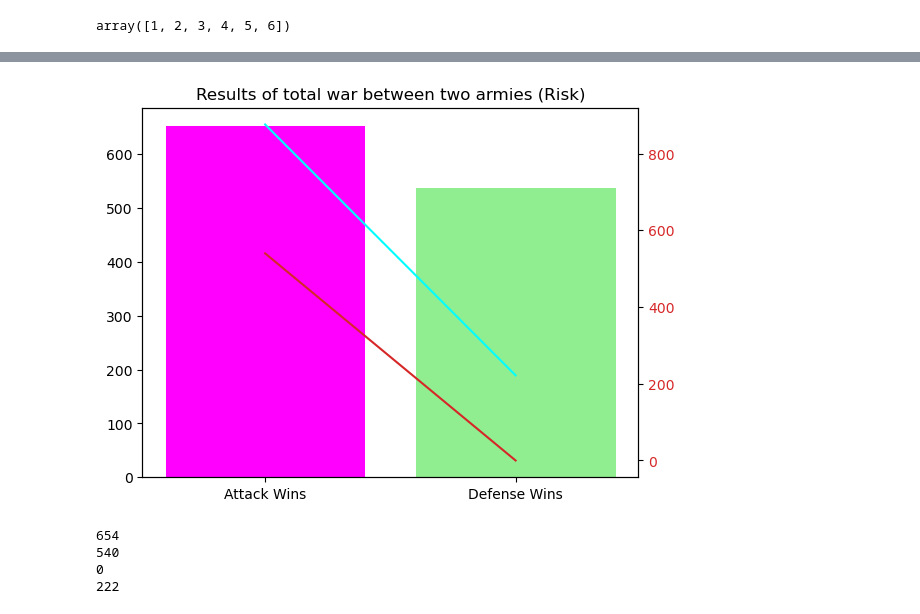
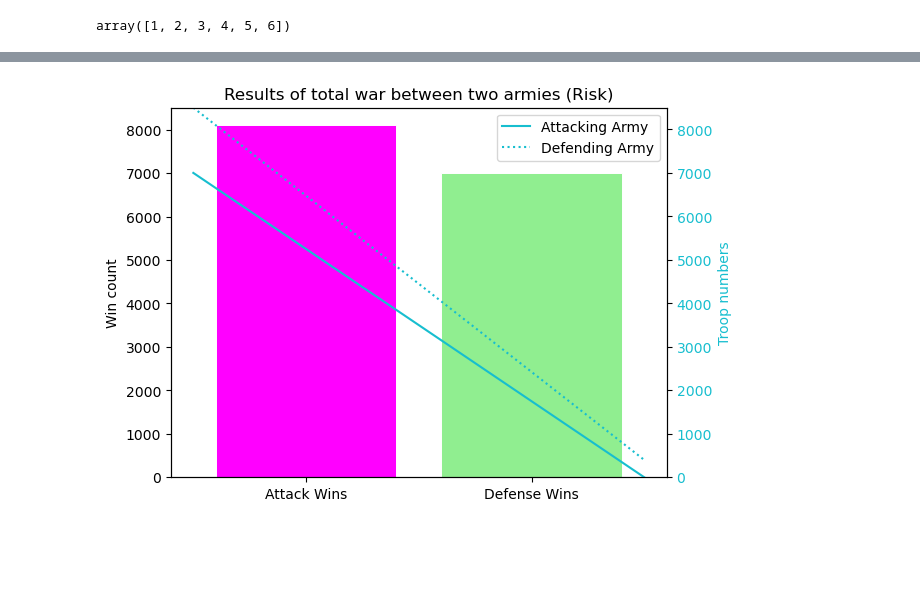
Before and after one commit to NiallRussell/PDFA-assignments, a Jupyter notebook: assignment_5_risk.ipynb, the cells around one changed output, grey strips where cells are left out. Drawn from its saved outputs; the diff is of its cells as text; code cells hidden in the pictures; blank space fills up the shorter version.

Commit message:
cleanup plot

```diff
--- a/assignment_5_risk.ipynb
+++ b/assignment_5_risk.ipynb
@@ -59,4 +59,5 @@ results(bool_idx_row1, bool_idx_row2)
 # %%
+#Define a function to similulate results of battle between attacking and defending army until one army is depleted
 def results_war(attacking_army, defending_army):
     attack_wins_war = 0
     defense_wins_war = 0
@@ -91,41 +92,36 @@ def results_war(attacking_army, defending_army):
             defense_wins_war += 1
             attacking_army -= 1
 
+    #Barplot of win count
     fig, ax = plt.subplots()
     ax.bar("Attack Wins", attack_wins_war, width=.8, edgecolor="white", linewidth=0.7, color = "magenta")
     ax.bar("Defense Wins", defense_wins_war, width=.8, edgecolor="white", linewidth=0.7, color = "lightgreen")
+    ax.set_ylabel('Win count', color = "black")
 
+    #Add lines to show decline in army numbers
     ax2 = ax.twinx()
-    #color = 'tab:blue'
+    color = 'tab:cyan'
+
     attacking_army_decline = (attacking_army_start, attacking_army)
     defending_army_decline = (defending_army_start, defending_army)
 
-    color = 'tab:red'
-    #ax2.plot(attacking_army_decline, linestyle = "dotted")
-    #ax.set_xlim(0,1)
-    #ax2.set_ylabel('Troop numbers', color = color)
-    #if attacking_army >= defending_army:
-     #   ylim = attacking_army
-    #else:
-     #   ylim = defending_army
-    #ax2.set_ylim(0,ylim)
-    ax2.plot((0,1), attacking_army_decline, color = color)
-    ax2.plot((0,1), defending_army_decline, color = "cyan")
+    if attacking_army_start >= defending_army_start:
+        ylim = attacking_army_start
+    else:
+        ylim = defending_army_start
+    ax2.set_ylim(0, ylim)
+
+    ax2.set_ylabel('Troop numbers', color = color)
+
+    line1, = ax2.plot((-.5,1.5), attacking_army_decline, color = color, label = "Attacking Army")
+    line2, = ax2.plot((-.5,1.5), defending_army_decline, color = color, linestyle = "dotted", label = "Defending Army")
+    ax.legend(handles = [line1, line2])
     ax2.tick_params(axis ='y', labelcolor = color)
 
 
     plt.title("Results of total war between two armies (Risk)")
     plt.show()
-
-    print(attack_wins_war)
-    print(defense_wins_war)
-    print(attacking_army)
-    print(defending_army)
-# %%
-results_war(540,876)
-# %% [output]
-[figure, removed]
-654
-540
-0
-222
+# %%
+results_war(7000,8500)
+# %% [output]
+[figure, added]
```
Also changed, not shown: parts of 1 cell of this notebook.
